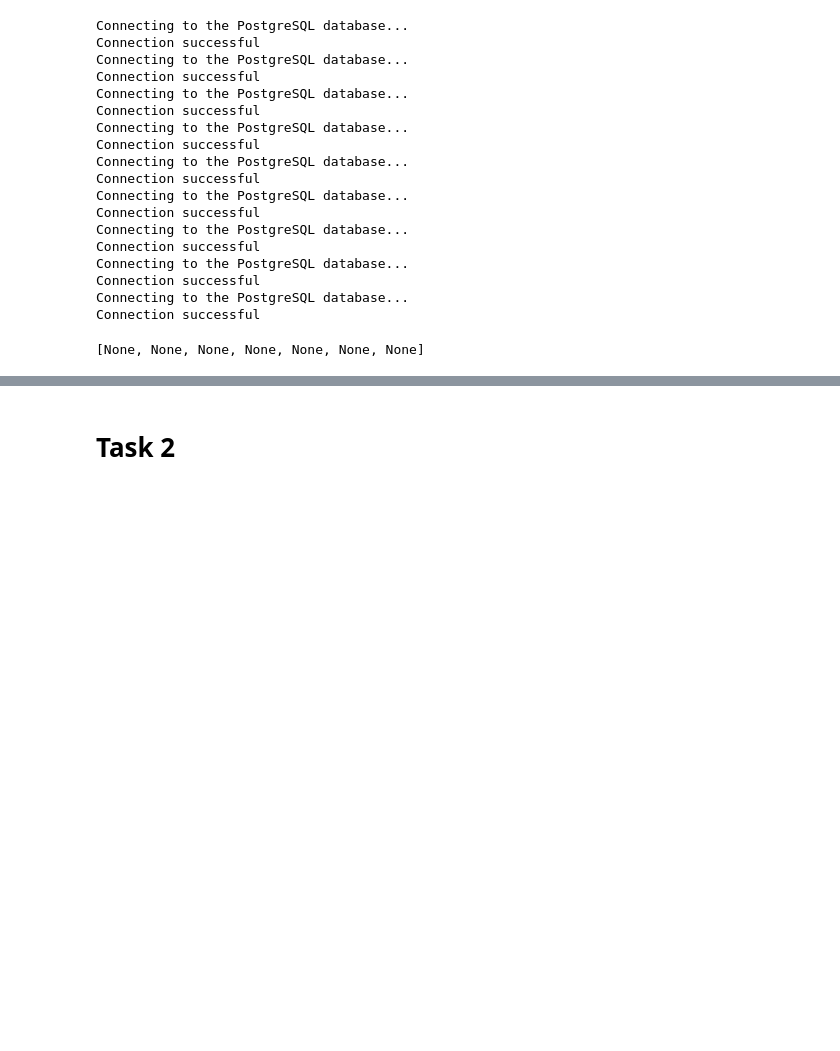
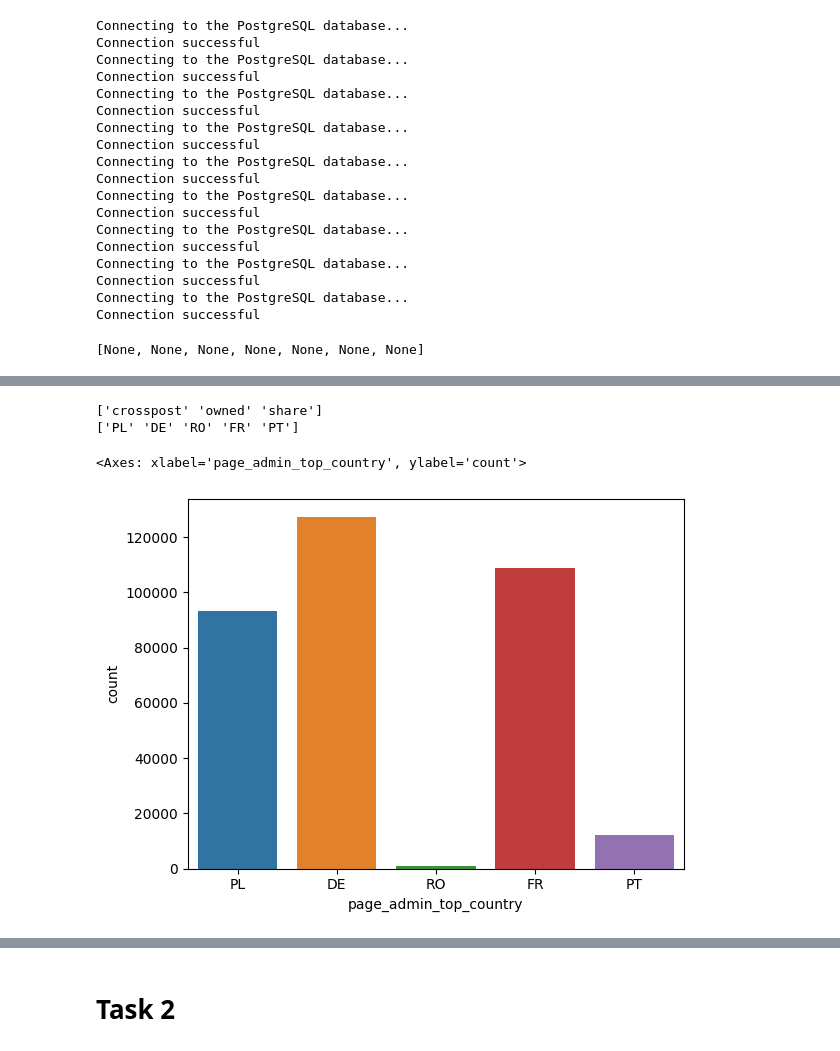
Before and after one commit to anuota/DW_Challenge, a Jupyter notebook: notebooks/Anya_DE.ipynb, the cells around one changed output, grey strips where cells are left out. Drawn from its saved outputs; the diff is of its cells as text; code cells hidden in the pictures; blank space fills up the shorter version.

```diff
--- a/notebooks/Anya_DE.ipynb
+++ b/notebooks/Anya_DE.ipynb
@@ -180,3 +156,6 @@ execute_query(conn, 'SELECT Page_Name User_Name FROM new_table')
 # %%
 ##SQL script to process the data and push the data to GIT
 ## create tables
+path_preproc='/Users/anya/SCIENCE/DW_Challenge/data/processed/'
+video_table=pd.read_csv(path_preproc+'video_statistics_table.csv')
+video_table
@@ -182,0 +176,9 @@ execute_query(conn, 'SELECT Page_Name User_Name FROM new_table')
+# %%
+video_table['video_share_status'].unique()
+
+#remove Video Share Status from the rows
+df = video_table.drop(video_table[video_table['video_share_status'] == 'Video Share Status'].index)
+#remove nan values from dataframe
+df_new = df.dropna(axis=0)
+
+df_new.head()
@@ -182,0 +232,13 @@ execute_query(conn, 'SELECT Page_Name User_Name FROM new_table')
+# %%
+print(df_new['video_share_status'].unique())
+print(df_new['page_admin_top_country'].unique())
+# %% [output]
+['crosspost' 'owned' 'share']
+['PL' 'DE' 'RO' 'FR' 'PT']
+# %%
+import seaborn as sns
+# plot showing that most of the pages are created by admins from Germany
+sns.countplot(x=df_new['page_admin_top_country'])
+# %% [output]
+<Axes: xlabel='page_admin_top_country', ylabel='count'>
+[figure, added]
```
Also changed, not shown: parts of 17 cells of this notebook, 1 other file.
